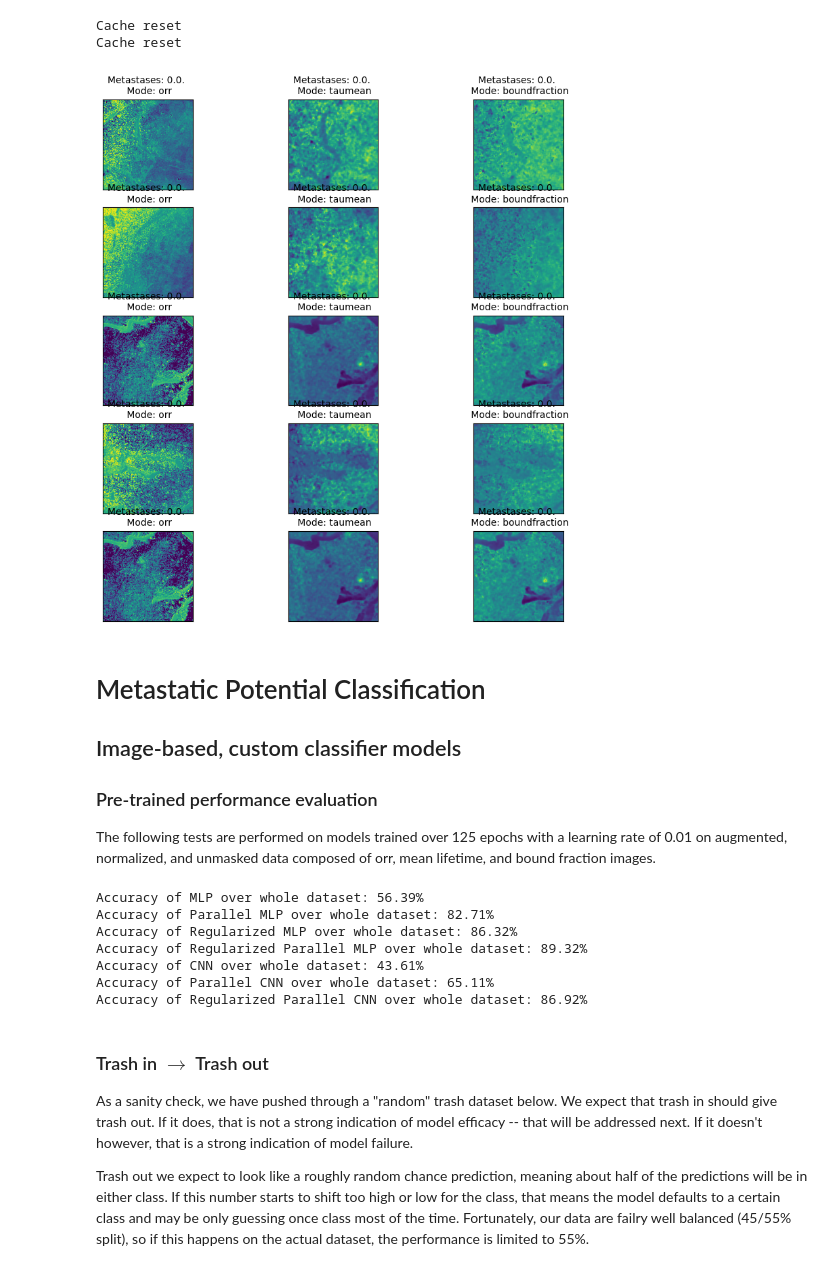
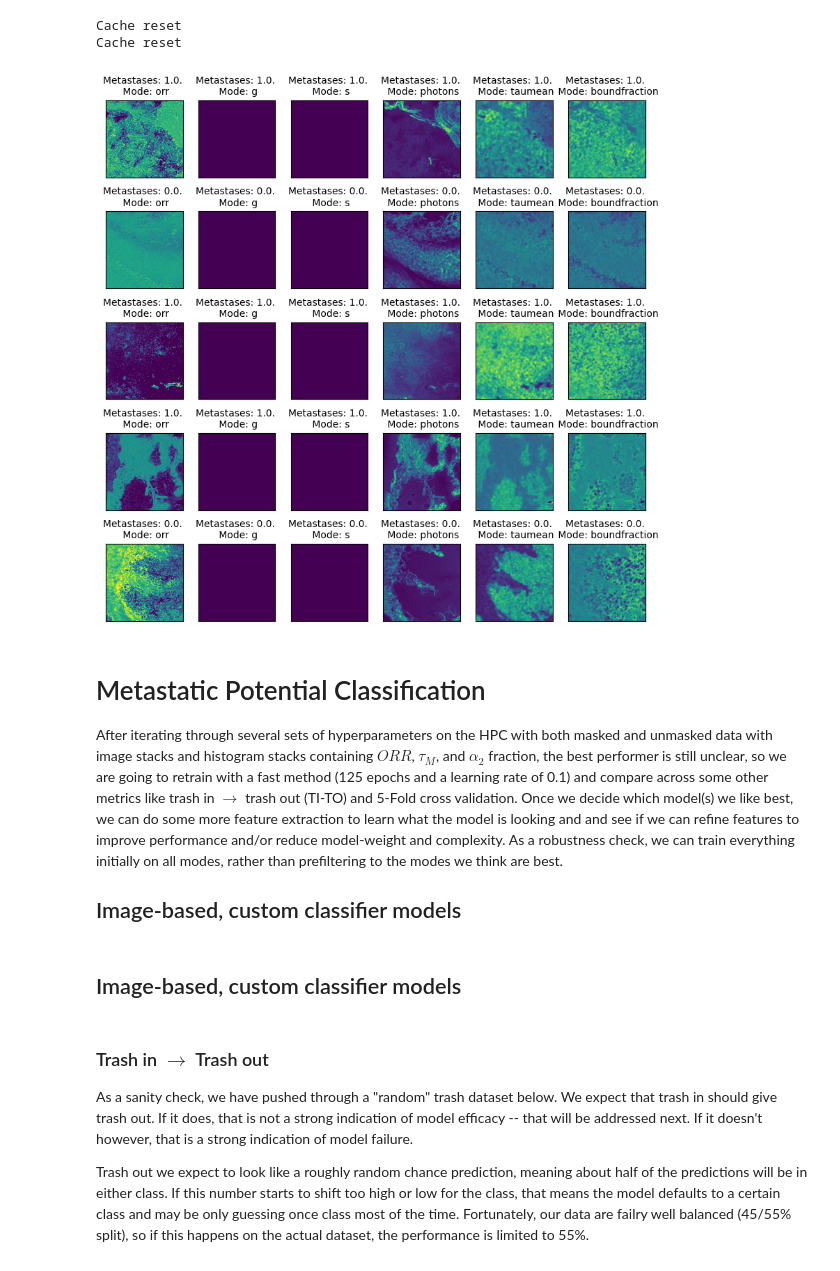
Before and after one commit to jiversivers/nsclc, a Jupyter notebook: model_tests.ipynb, the cells around one changed output. Saved outputs shown, nothing was run; the diff lists cells and outputs as text; code cells hidden in the pictures.

Commit message:
clean up. No longer worrying about pretrained models, so those will go soon.

```diff
--- a/model_tests.ipynb
+++ b/model_tests.ipynb
@@ -12,16 +12,15 @@ importlib.reload(my_modules.custom_models.classifier_models)
 from my_modules.custom_models.classifier_models import *
 # %%
 # Load dataset
-data = NSCLCDataset('E:\\NSCLC Data - PMD', ['orr', 'taumean', 'boundfraction'], label='M', mask_on=False)
+data = NSCLCDataset('E:\\NSCLC Data - PMD', ['all'], label='M', mask_on=False)
 data.normalize_channels_to_max()
 data.augment()
 data.show_random()
 # %% [output]
 Cache reset
 Cache reset
-[figure, old version]
+[figure, new version]
 # %% [markdown]
 # Metastatic Potential Classification
+After iterating through several sets of hyperparameters on the HPC with both masked and unmasked data with image stacks and histogram stacks containing $ORR$, $\tau_M$, and $\alpha_2$ fraction, the best performer is still unclear, so we are going to retrain with a fast method (125 epochs and a learning rate of 0.1) and compare across some other metrics like trash in $\rightarrow$ trash out (TI-TO) and 5-Fold cross validation. Once we decide which model(s) we like best, we can do some more feature extraction to learn what the model is looking and and see if we can refine features to improve performance and/or reduce model-weight and complexity. As a robustness check, we can train everything initially on all modes, rather than prefiltering to the modes we think are best.
 ## Image-based, custom classifier models
-### Pre-trained performance evaluation
-The following tests are performed on models trained over 125 epochs with a learning rate of 0.01 on augmented, normalized, and unmasked data composed of orr, mean lifetime, and bound fraction images.
@@ -44,27 +26,0 @@ models = {'MLP':
-# %%
-for model_name, (model_fn, model_path) in models.items():
-    # Testing on dataset
-    model = model_fn(data.shape)
-    model.load_state_dict(
-        torch.load(f'models/{model_path}',  map_location=torch.device('cpu')))
-
-    model.eval()
-    correct = 0
-    data_out = []
-    data_pred = []
-    with torch.no_grad():
-        for sample in data:
-            out = model(sample[0].unsqueeze(0)).item()
-            data_out.append(out)
-            pred = np.round(out)
-            data_pred.append(pred)
-            correct += 1 if pred == sample[1].item() else 0
-    print(f'Accuracy of {model_name} over whole dataset: {100*correct / len(data):.2f}%')
-# %% [output]
-Accuracy of MLP over whole dataset: 56.39%
-Accuracy of Parallel MLP over whole dataset: 82.71%
-Accuracy of Regularized MLP over whole dataset: 86.32%
-Accuracy of Regularized Parallel MLP over whole dataset: 89.32%
-Accuracy of CNN over whole dataset: 43.61%
-Accuracy of Parallel CNN over whole dataset: 65.11%
-Accuracy of Regularized Parallel CNN over whole dataset: 86.92%
@@ -70,0 +48,2 @@ Accuracy of Regularized Parallel CNN over whole dataset: 86.92%
+# %% [markdown]
+## Image-based, custom classifier models
```
Also changed, not shown: parts of 31 cells of this notebook.
